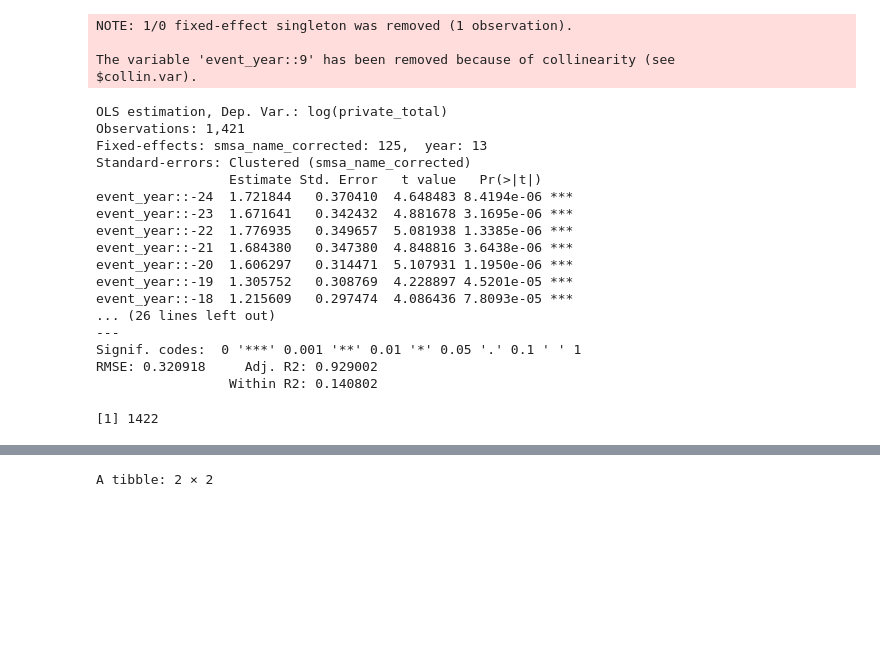
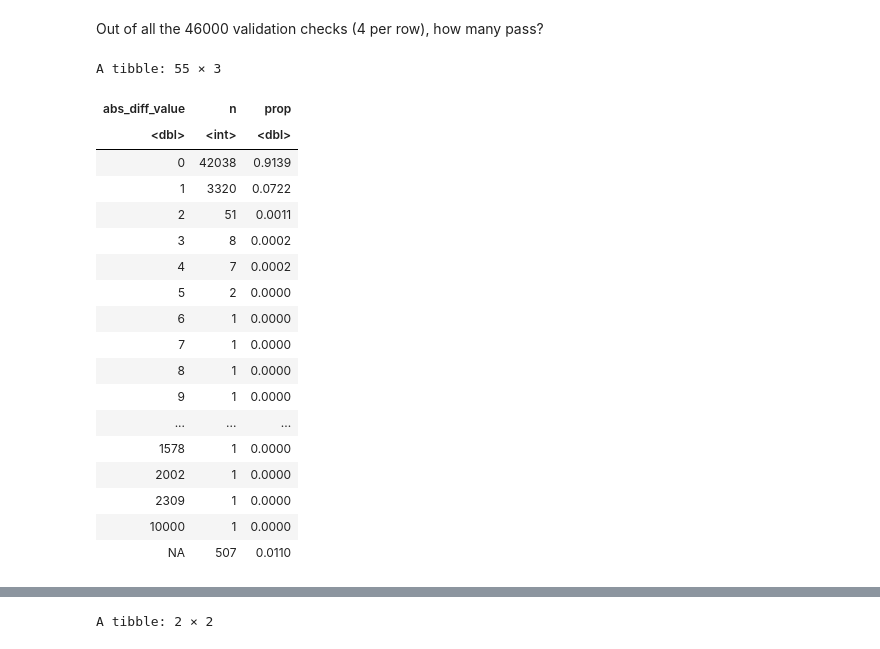
Before and after one commit to willwwang/little-nepas, a Jupyter notebook: script/ocr_validation.ipynb, the cells around one changed output, grey strips where cells are left out. Saved outputs shown, nothing was run; the diff lists cells and outputs as text; code cells hidden in the pictures; blank space fills up the shorter version.

```diff
--- a/script/ocr_validation.ipynb
+++ b/script/ocr_validation.ipynb
@@ -241,35 +0,0 @@ Successfully installed 8 packages in 0.2 seconds.
-# %%
-library(fixest)
-
-feols(
-  log(private_total) ~ i(event_year, ref = -1) | smsa_name_corrected + year, cluster = "smsa_name_corrected",
-  data = bps_final |> filter(is.finite(adoption_year))
-) |> summary()
-# %% [output]
-NOTE: 1/0 fixed-effect singleton was removed (1 observation).
-
-The variable 'event_year::9' has been removed because of collinearity (see
-$collin.var).
-OLS estimation, Dep. Var.: log(private_total)
-Observations: 1,421
-Fixed-effects: smsa_name_corrected: 125,  year: 13
-Standard-errors: Clustered (smsa_name_corrected)
-                 Estimate Std. Error   t value   Pr(>|t|)
-event_year::-24  1.721844   0.370410  4.648483 8.4194e-06 ***
-event_year::-23  1.671641   0.342432  4.881678 3.1695e-06 ***
-event_year::-22  1.776935   0.349657  5.081938 1.3385e-06 ***
-event_year::-21  1.684380   0.347380  4.848816 3.6438e-06 ***
-event_year::-20  1.606297   0.314471  5.107931 1.1950e-06 ***
-event_year::-19  1.305752   0.308769  4.228897 4.5201e-05 ***
-event_year::-18  1.215609   0.297474  4.086436 7.8093e-05 ***
-... (26 lines left out)
----
-Signif. codes:  0 '***' 0.001 '**' 0.01 '*' 0.05 '.' 0.1 ' ' 1
-RMSE: 0.320918     Adj. R2: 0.929002
-                 Within R2: 0.140802
-# %%
-bps_final |>
-  filter(is.finite(adoption_year)) |>
-  nrow()
-# %% [output]
-[1] 1422
@@ -275,0 +32,33 @@ bps_final |>
+# %% [markdown]
+Out of all the 46000 validation checks (4 per row), how many pass?
+# %%
+validations = bps |>
+  pivot_longer(contains("diff"), names_to = "diff_type", values_to = "diff_value") |>
+  mutate(
+    abs_diff_value = abs(diff_value),
+    all_na = if_all(total_units:public_valuation, \(x) is.na(x)) |> as.numeric()
+  )
+
+validations |>
+  count(abs_diff_value) |>
+  mutate(prop = round(n / sum(n), 4))
+# %% [output]
+A tibble: 55 × 3
+| abs_diff_value | n | prop |
+| <dbl> | <int> | <dbl> |
+| 0 | 42038 | 0.9139 |
+| 1 | 3320 | 0.0722 |
+| 2 | 51 | 0.0011 |
+| 3 | 8 | 0.0002 |
+| 4 | 7 | 0.0002 |
+| 5 | 2 | 0.0000 |
+| 6 | 1 | 0.0000 |
+| 7 | 1 | 0.0000 |
+| 8 | 1 | 0.0000 |
+| 9 | 1 | 0.0000 |
+| ... | ... | ... |
+| 1578 | 1 | 0.0000 |
+| 2002 | 1 | 0.0000 |
+| 2309 | 1 | 0.0000 |
+| 10000 | 1 | 0.0000 |
+| NA | 507 | 0.0110 |
```
Also changed, not shown: parts of 38 cells of this notebook, 28 other files.
